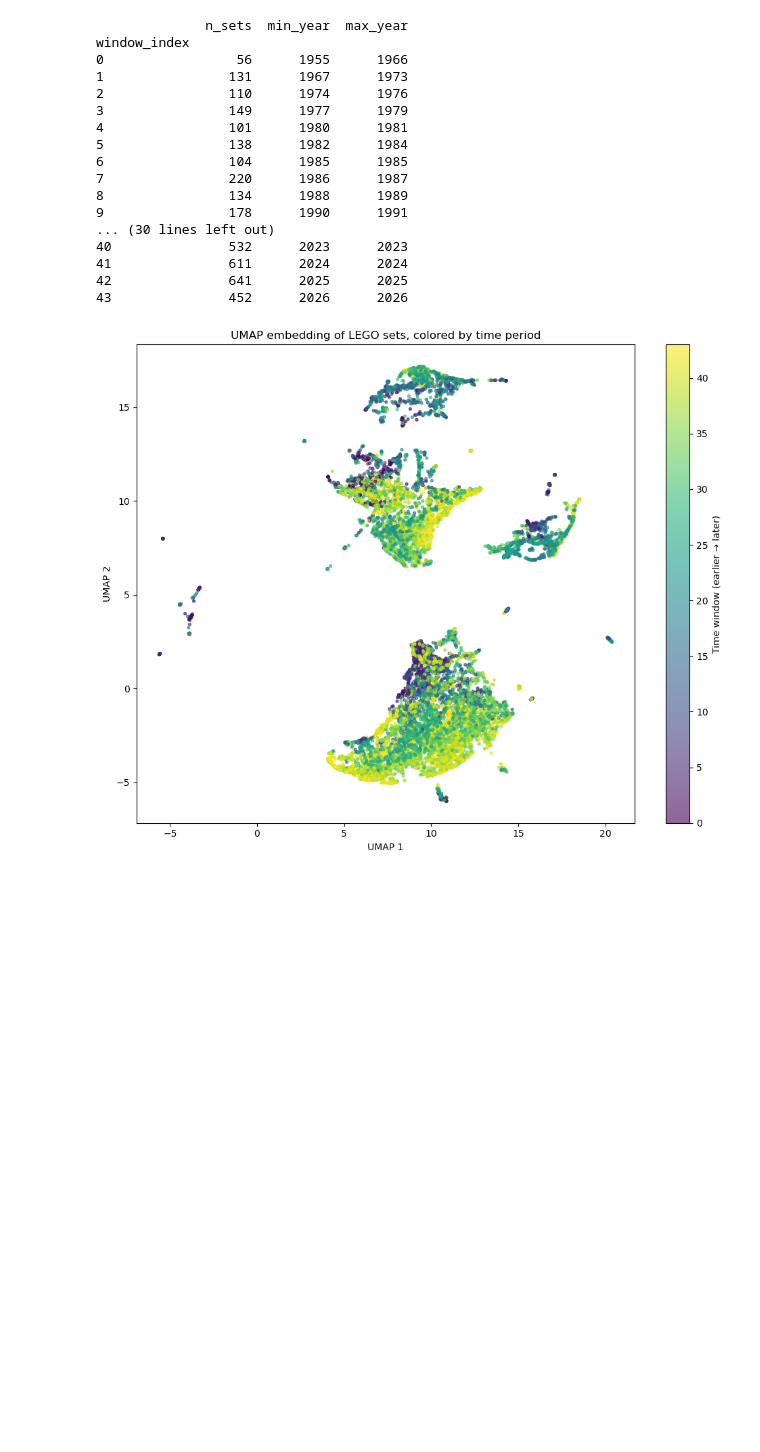
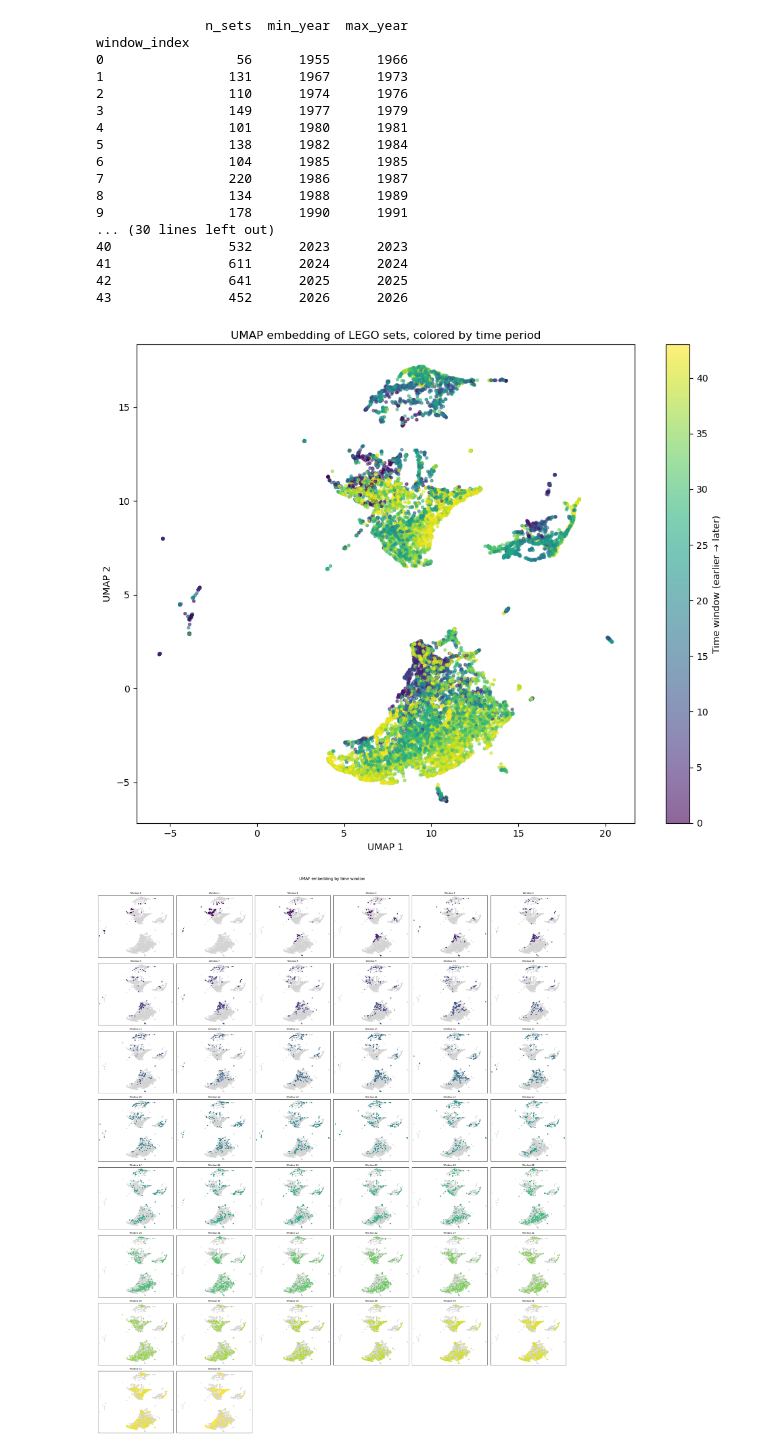
Before and after one commit to jacob-p-schroeder/Lego_Temporal_Clustering, a Jupyter notebook: Code/feature_analysis.ipynb, the cells around one changed output. Cells and saved outputs as stored; diff of their text form; code cells hidden in the pictures; blank space fills up the shorter version.

Commit message:
feature analysis document
Includes:
- Feature analysis using VIF
- Compression and Visualization using UMAP

```diff
--- a/Code/feature_analysis.ipynb
+++ b/Code/feature_analysis.ipynb
@@ -121,3 +122,65 @@ plt.savefig(output_file)
 plt.show()
 # %% [output]
 [figure]
+# %%
+n_windows = normalized_data["window_index"].nunique()
+windows = sorted(normalized_data["window_index"].unique())
+
+# Grid dimensions — 6 cols × 8 rows = 48 slots for 43 windows
+n_cols = 6
+n_rows = math.ceil(n_windows / n_cols)
+
+fig, axes = plt.subplots(n_rows, n_cols, figsize=(n_cols * 4, n_rows * 3.5))
+axes = axes.flatten()
+
+# Global axis limits so all subplots share the same coordinate space
+x_min, x_max = normalized_data["umap_x"].min(), normalized_data["umap_x"].max()
+y_min, y_max = normalized_data["umap_y"].min(), normalized_data["umap_y"].max()
+padding = 0.5
+
+# Normalise window_index to [0,1] so colours match the main plot
+vmin, vmax = normalized_data["window_index"].min(), normalized_data["window_index"].max()
+
+for i, window in enumerate(windows):
+    ax = axes[i]
+    mask = normalized_data["window_index"] == window
+    subset = normalized_data[mask]
+
+    # Plot all points in light grey for context
+    ax.scatter(
+        normalized_data["umap_x"], normalized_data["umap_y"],
+        c="lightgrey", s=3, alpha=0.2, rasterized=True,
+    )
+
+    # Highlight the current window's points
+    ax.scatter(
+        subset["umap_x"], subset["umap_y"],
+        c=subset["window_index"],
+        cmap="viridis", vmin=vmin, vmax=vmax,
+        s=8, alpha=0.8,
+    )
+
+    ax.set_xlim(x_min - padding, x_max + padding)
+    ax.set_ylim(y_min - padding, y_max + padding)
+    ax.set_title(f"Window {window}", fontsize=8)
+    ax.set_xticks([])
+    ax.set_yticks([])
+
+# Hide any unused subplot slots
+for j in range(len(windows), len(axes)):
+    axes[j].set_visible(False)
+
+# # Shared colorbar
+# sm = plt.cm.ScalarMappable(cmap="viridis", norm=plt.Normalize(vmin=vmin, vmax=vmax))
+# sm.set_array([])
+# cbar = fig.colorbar(sm, ax=axes[:len(windows)], shrink=0.6, pad=0.02)
+# cbar.set_label("Time window (earlier → later)", fontsize=10)
+
+fig.suptitle("UMAP embedding by time window", fontsize=14, y=1.01)
+plt.tight_layout()
+
+output_file = os.path.join("outputs", "UMAP_grid_by_window.png")
+plt.savefig(output_file, dpi=150, bbox_inches="tight")
+plt.show()
+# %% [output]
+[figure, added]
```
Also changed, not shown: parts of 1 cell of this notebook.
